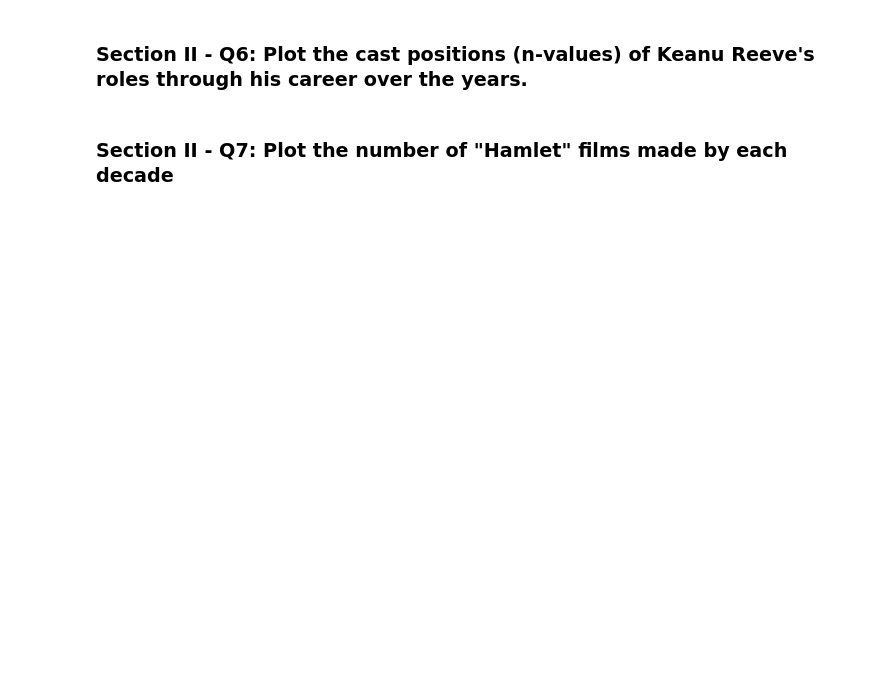
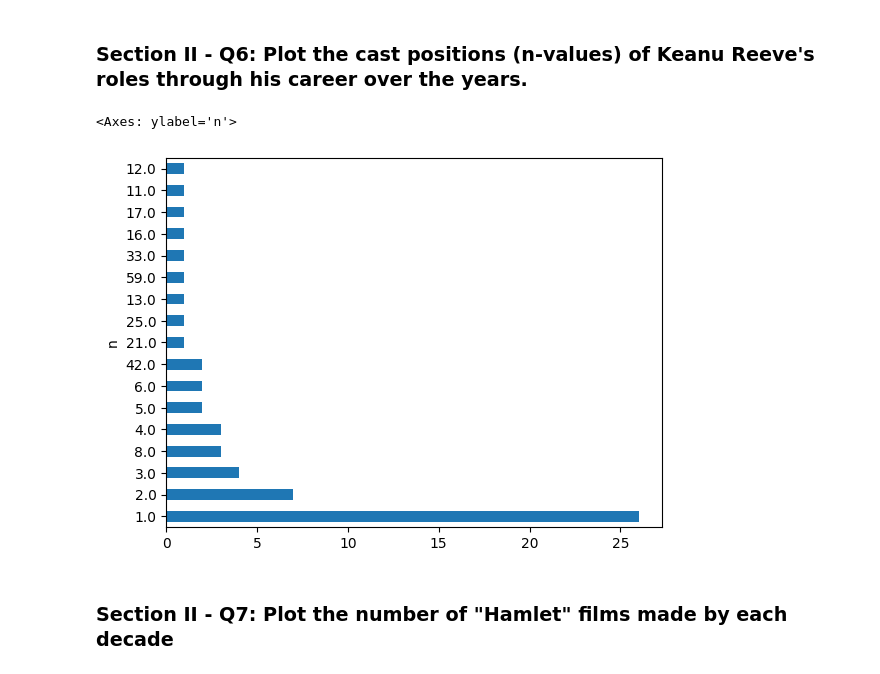
Before and after one commit to jeffreyding18/mec-mini-projects, a Jupyter notebook: mec-5.3.10-data-wranging-with-pandas-mini-project/Mini_Project_Data_Wrangling_Pandas.ipynb, the cells around one changed output. Saved outputs shown, nothing was run; the diff lists cells and outputs as text; code cells hidden in the pictures; blank space fills up the shorter version.

```diff
--- a/mec-5.3.10-data-wranging-with-pandas-mini-project/Mini_Project_Data_Wrangling_Pandas.ipynb
+++ b/mec-5.3.10-data-wranging-with-pandas-mini-project/Mini_Project_Data_Wrangling_Pandas.ipynb
@@ -472,4 +514,11 @@ Name: count, Length: 17002, dtype: int64
 # %% [markdown]
 ### Section II - Q6: Plot the cast positions (n-values) of Keanu Reeve's roles through his career over the years.
+# %%
+kr_positions = kr_roles.n.value_counts()
+
+kr_positions.plot(kind='barh')
+# %% [output]
+<Axes: ylabel='n'>
+[figure, added]
 # %% [markdown]
 ### Section II - Q7: Plot the number of "Hamlet" films made by each decade
```
Also changed, not shown: parts of 14 cells of this notebook.
